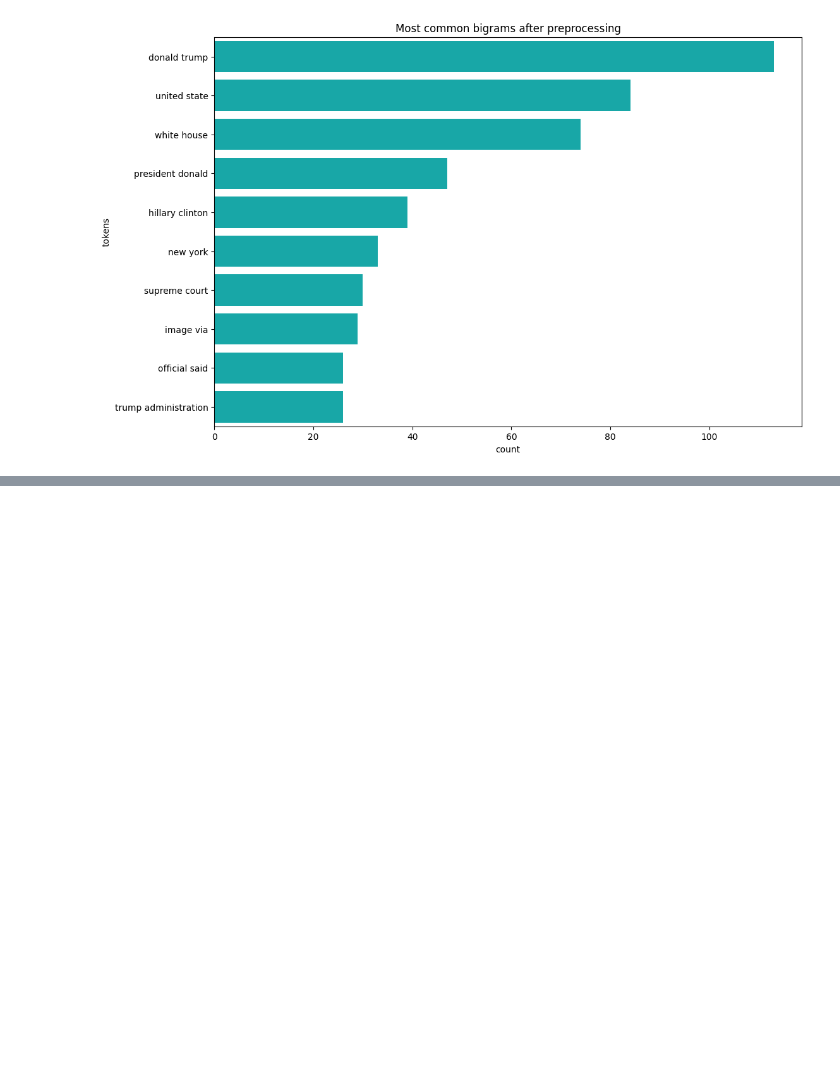
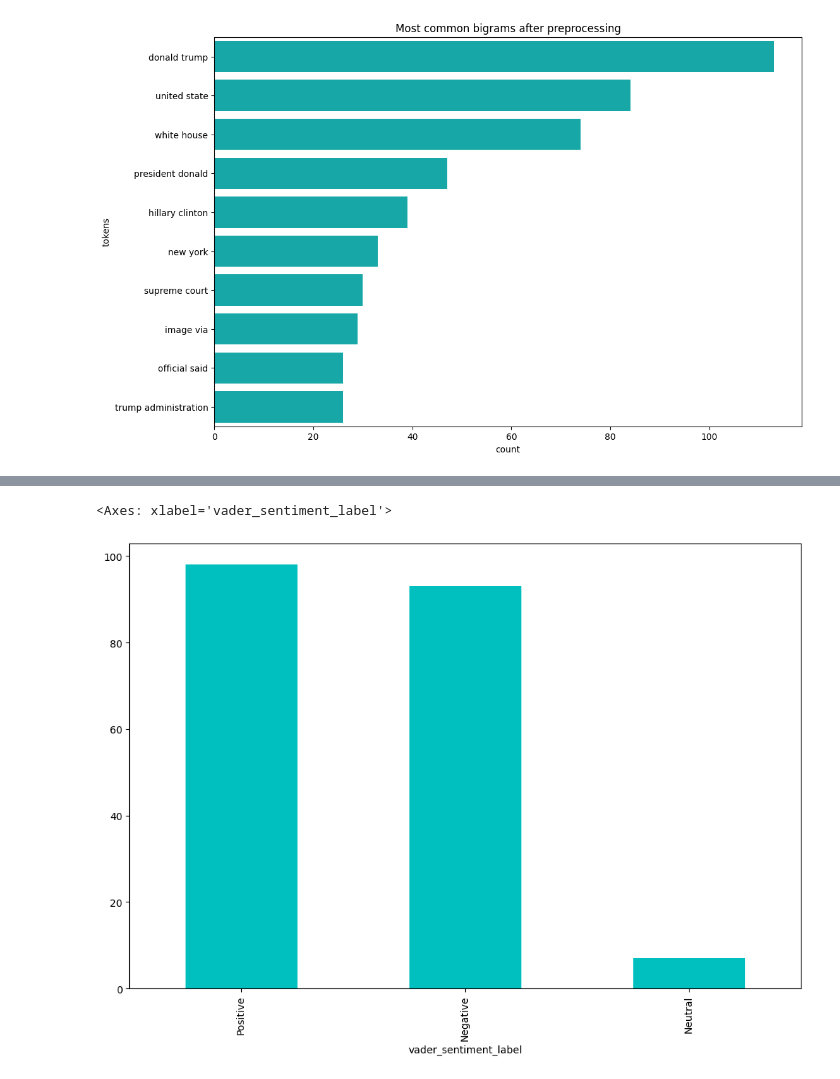
Before and after one commit to faruqonaayo/fake_news_categorizer, a Jupyter notebook: fake_news_categorizer.ipynb, the cells around one changed output, grey strips where cells are left out. Drawn from its saved outputs; the diff is of its cells as text; code cells hidden in the pictures; blank space fills up the shorter version.

```diff
--- a/fake_news_categorizer.ipynb
+++ b/fake_news_categorizer.ipynb
@@ -376,0 +379,4 @@ The palette list has fewer values (1) than needed (10) and will cycle, which may
+# %%
+vader_sentiment = SentimentIntensityAnalyzer()
+
+data['vader_sentiment_score'] = data.text.apply(lambda x: vader_sentiment.polarity_scores(x)['compound'])
@@ -376,0 +392,5 @@ The palette list has fewer values (1) than needed (10) and will cycle, which may
+# %%
+bins = [-1, -0.1, 0.1, 1]
+labels = ['Negative', 'Neutral', 'Positive']
+# %%
+data['vader_sentiment_label'] = pd.cut(data['vader_sentiment_score'], bins, labels=labels)
@@ -376,0 +406,5 @@ The palette list has fewer values (1) than needed (10) and will cycle, which may
+# %%
+data.vader_sentiment_label.value_counts().plot(kind='bar', color=default_plot_color)
+# %% [output]
+<Axes: xlabel='vader_sentiment_label'>
+[figure, added]
```
Also changed, not shown: parts of 17 cells of this notebook.
